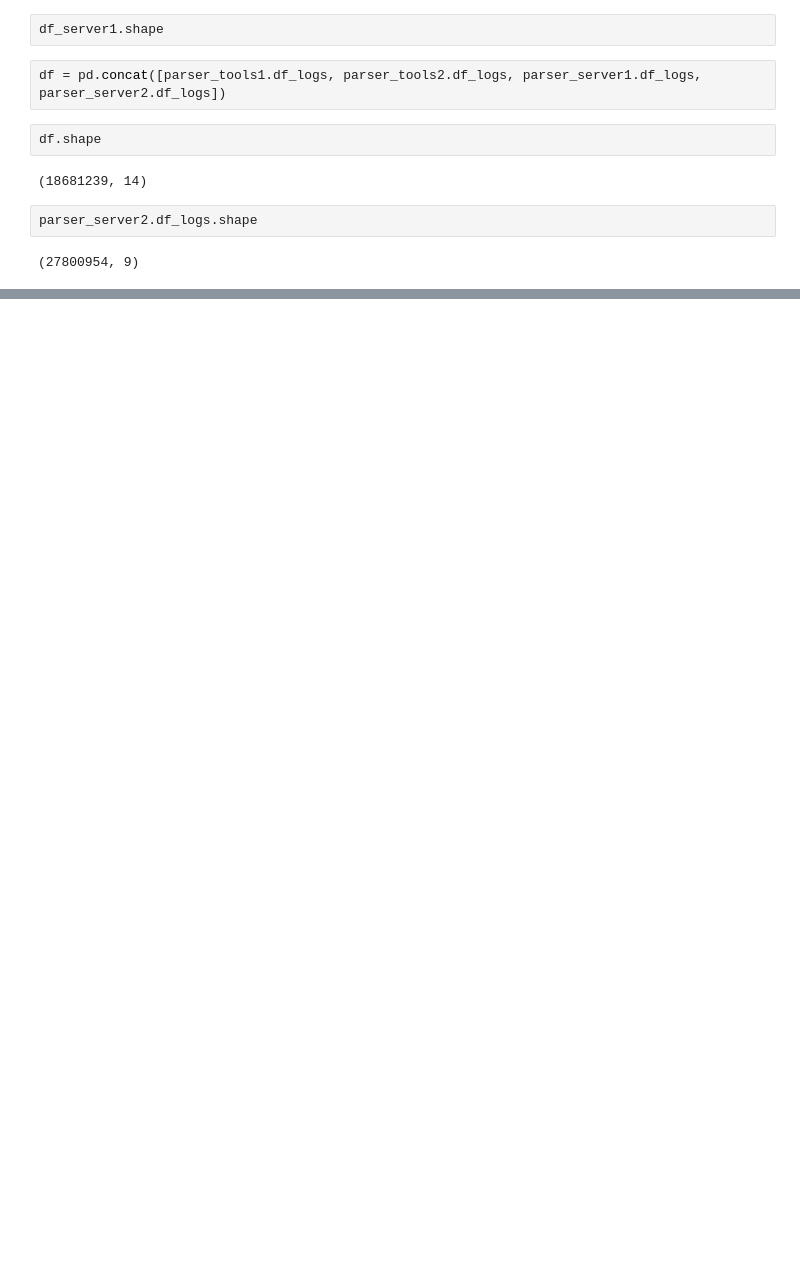
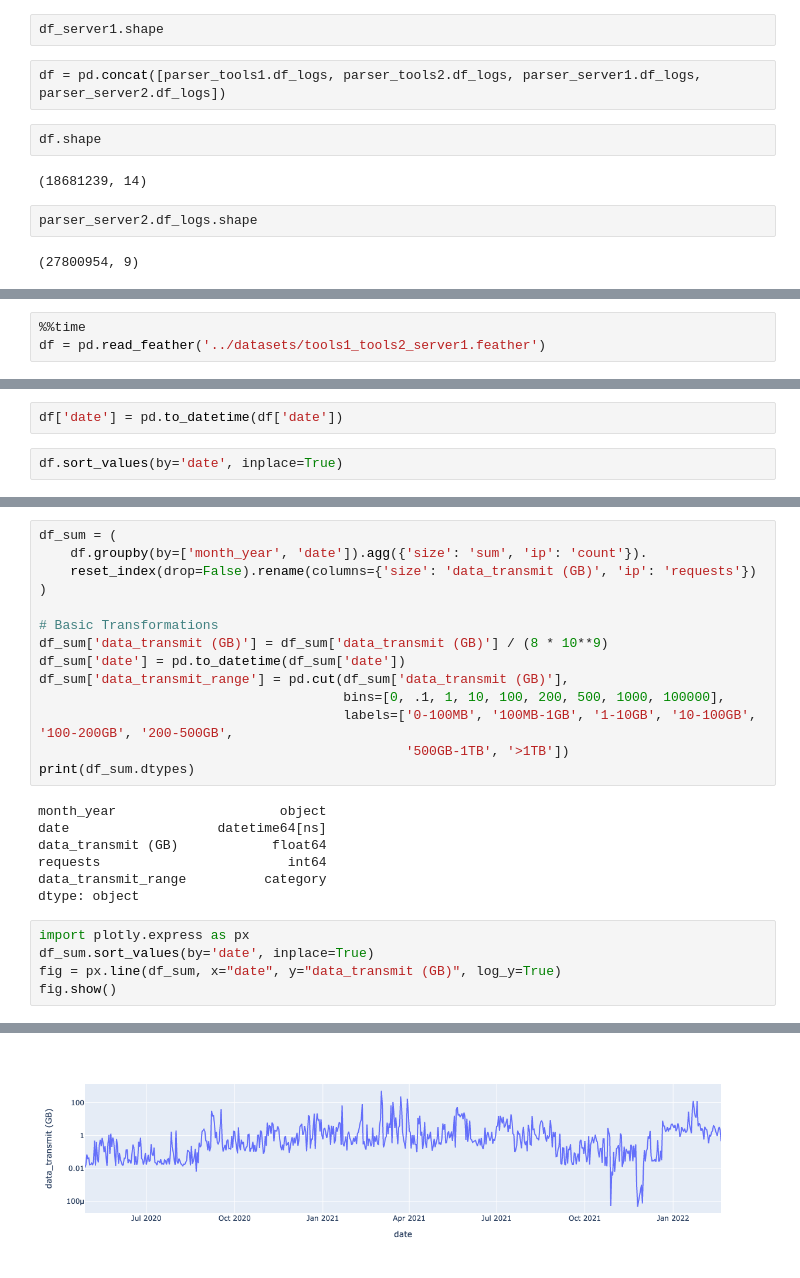
Before and after one commit to NASA-PDS/web-analytics, a Jupyter notebook: notebooks/prototype_data_proc_rings.ipynb, the cells around one changed output, grey strips where cells are left out. Cells and saved outputs as stored; diff of their text form; blank space fills up the shorter version.

```diff
--- a/notebooks/prototype_data_proc_rings.ipynb
+++ b/notebooks/prototype_data_proc_rings.ipynb
@@ -199,0 +213,3 @@ parser_server2.df_logs.shape
+# %%
+%%time
+df = pd.read_feather('../datasets/tools1_tools2_server1.feather')
@@ -199,0 +219,4 @@ parser_server2.df_logs.shape
+# %%
+df['date'] = pd.to_datetime(df['date'])
+# %%
+df.sort_values(by='date', inplace=True)
@@ -199,0 +232,27 @@ parser_server2.df_logs.shape
+# %%
+df_sum = (
+    df.groupby(by=['month_year', 'date']).agg({'size': 'sum', 'ip': 'count'}).
+    reset_index(drop=False).rename(columns={'size': 'data_transmit (GB)', 'ip': 'requests'})
+)
+
+# Basic Transformations
+df_sum['data_transmit (GB)'] = df_sum['data_transmit (GB)'] / (8 * 10**9)
+df_sum['date'] = pd.to_datetime(df_sum['date'])
+df_sum['data_transmit_range'] = pd.cut(df_sum['data_transmit (GB)'],
+                                       bins=[0, .1, 1, 10, 100, 200, 500, 1000, 100000],
+                                       labels=['0-100MB', '100MB-1GB', '1-10GB', '10-100GB', '100-200GB', '200-500GB',
+                                               '500GB-1TB', '>1TB'])
+print(df_sum.dtypes)
+# %% [output]
+month_year                     object
+date                   datetime64[ns]
+data_transmit (GB)            float64
+requests                        int64
+data_transmit_range          category
+dtype: object
+# %%
+import plotly.express as px
+df_sum.sort_values(by='date', inplace=True)
+fig = px.line(df_sum, x="date", y="data_transmit (GB)", log_y=True)
+fig.show()
+# %% [output]
@@ -199,0 +260 @@ parser_server2.df_logs.shape
+[figure, added]
```
Also changed, not shown: parts of 11 cells of this notebook, 1 other file.
